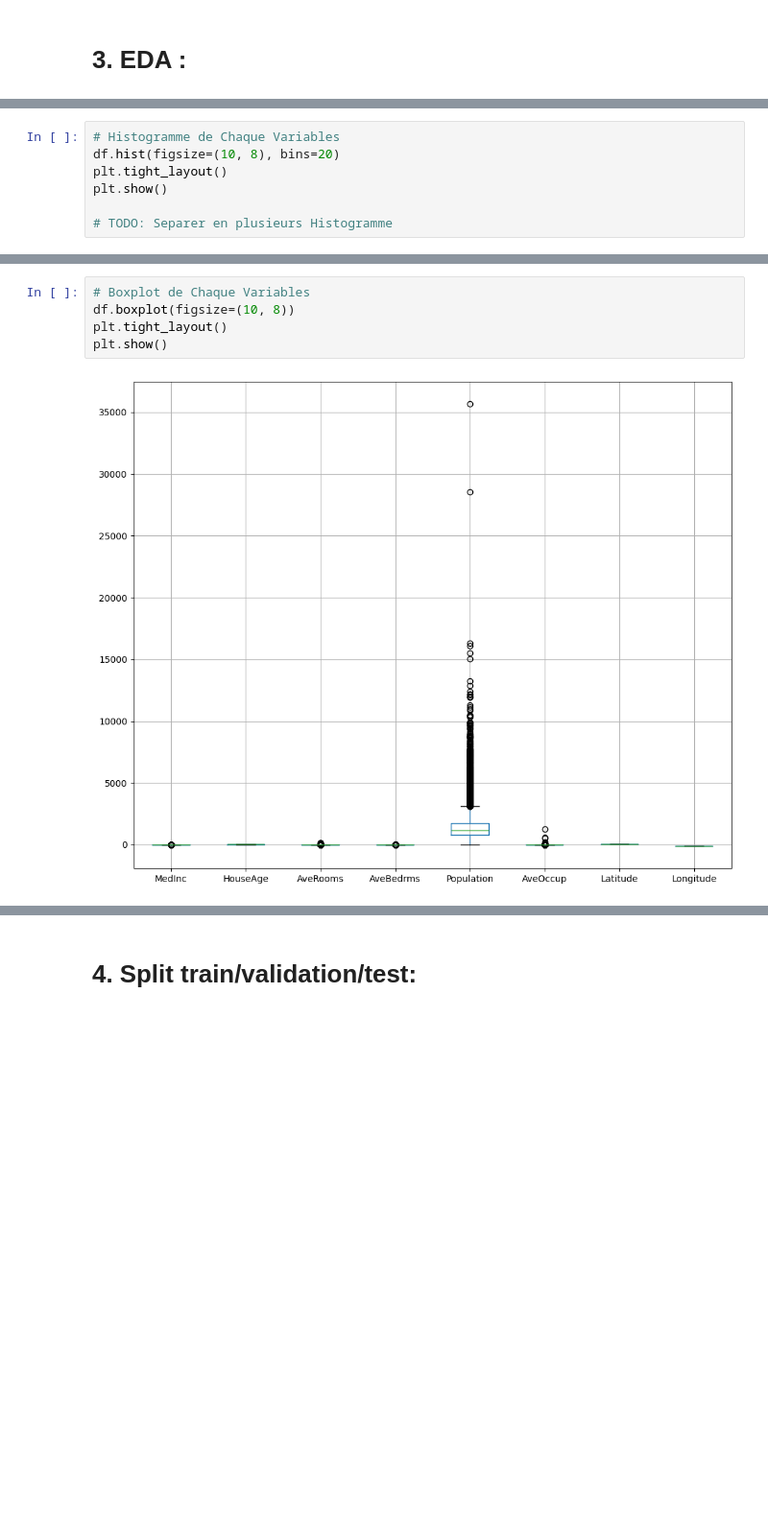
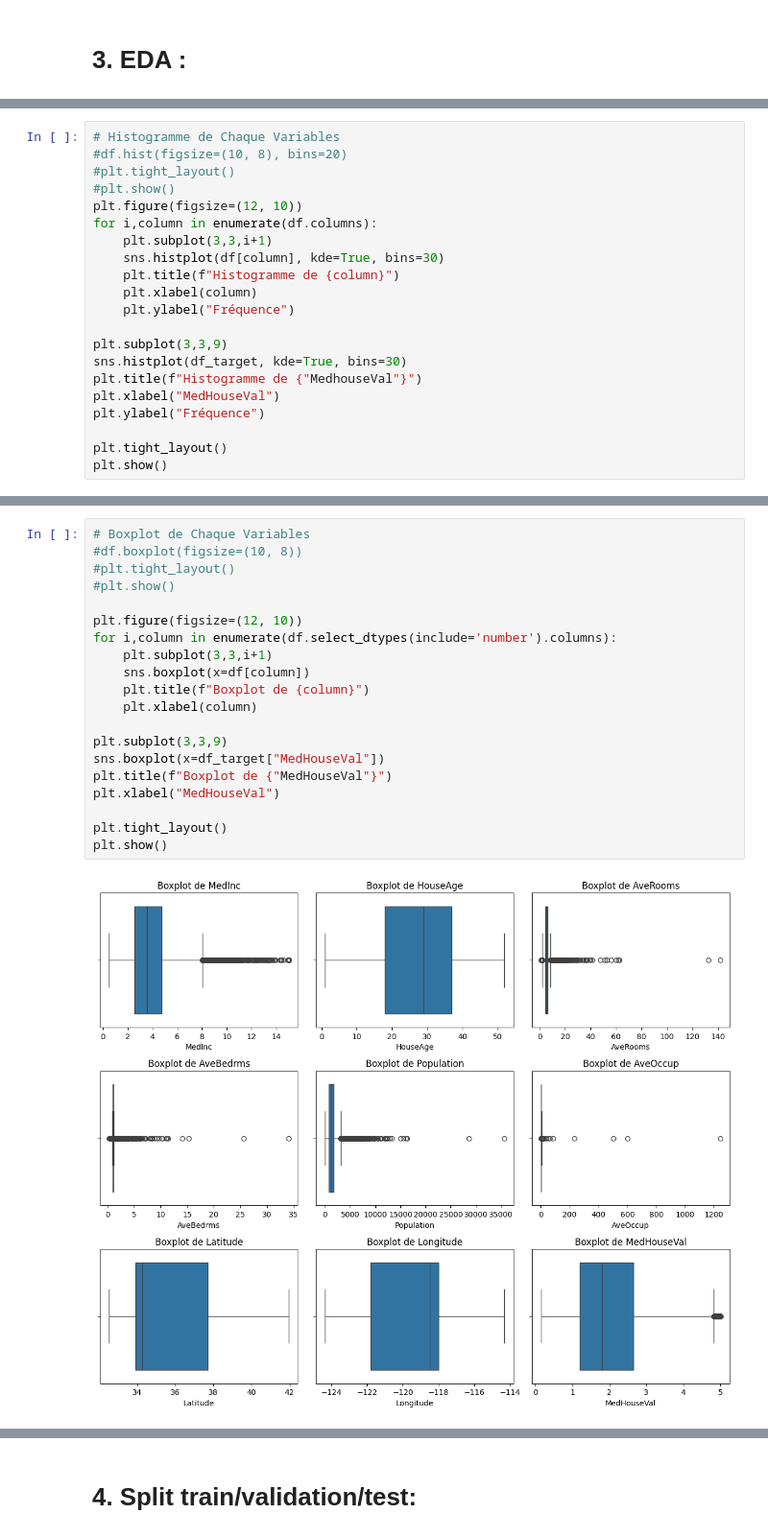
Before and after one commit to fitahiana-dev/KFT, a Jupyter notebook: notebooks/B_Regression.ipynb, the cells around one changed output, grey strips where cells are left out. Shown at 96% size. Drawn from its saved outputs; the diff is of its cells as text; blank space fills up the shorter version.

```diff
--- a/notebooks/B_Regression.ipynb
+++ b/notebooks/B_Regression.ipynb
@@ -83,9 +84,23 @@ df.describe()
 | max | 15.000100 | 52.000000 | 141.909091 | 34.066667 | 35682.000000 | 1243.333333 | 41.950000 | -114.310000 |
 # %%
 # Histogramme de Chaque Variables
-df.hist(figsize=(10, 8), bins=20)
+#df.hist(figsize=(10, 8), bins=20)
+#plt.tight_layout()
+#plt.show()
+plt.figure(figsize=(12, 10))
+for i,column in enumerate(df.columns):
+    plt.subplot(3,3,i+1)
+    sns.histplot(df[column], kde=True, bins=30)
+    plt.title(f"Histogramme de {column}")
+    plt.xlabel(column)
+    plt.ylabel("Fréquence")
+
+plt.subplot(3,3,9)
+sns.histplot(df_target, kde=True, bins=30)
+plt.title(f"Histogramme de {"MedhouseVal"}")
+plt.xlabel("MedHouseVal")
+plt.ylabel("Fréquence")
+
 plt.tight_layout()
 plt.show()
-
-# TODO: Separer en plusieurs Histogramme
 # %% [output]
@@ -93,9 +108,24 @@ plt.show()
 # %%
 # Boxplot de Chaque Variables
-df.boxplot(figsize=(10, 8))
+#df.boxplot(figsize=(10, 8))
+#plt.tight_layout()
+#plt.show()
+
+plt.figure(figsize=(12, 10))
+for i,column in enumerate(df.select_dtypes(include='number').columns):
+    plt.subplot(3,3,i+1)
+    sns.boxplot(x=df[column])
+    plt.title(f"Boxplot de {column}")
+    plt.xlabel(column)
+
+plt.subplot(3,3,9)
+sns.boxplot(x=df_target["MedHouseVal"])
+plt.title(f"Boxplot de {"MedHouseVal"}")
+plt.xlabel("MedHouseVal")
+
 plt.tight_layout()
 plt.show()
 # %% [output]
-[figure, old version]
+[figure, new version]
 # %%
 # Scatter Plot Prix vs Variables Clés
```
Also changed, not shown: parts of 15 cells of this notebook, 1 other file.
